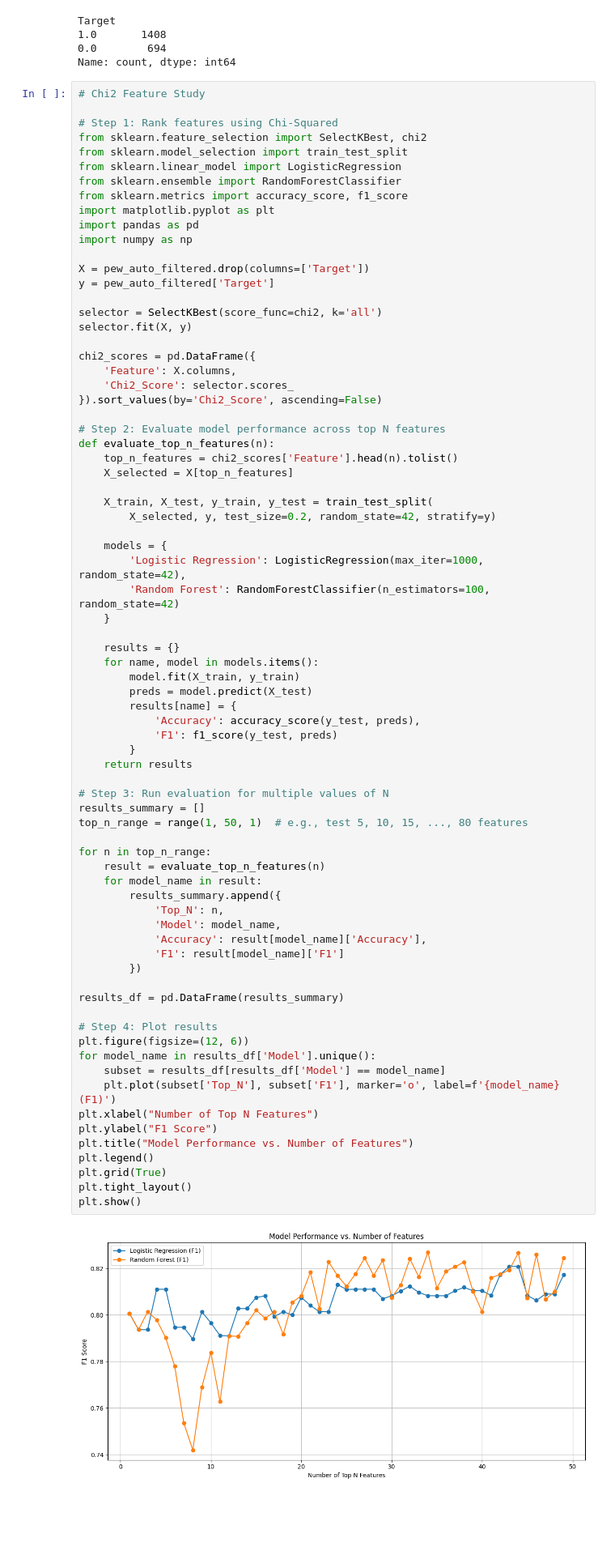
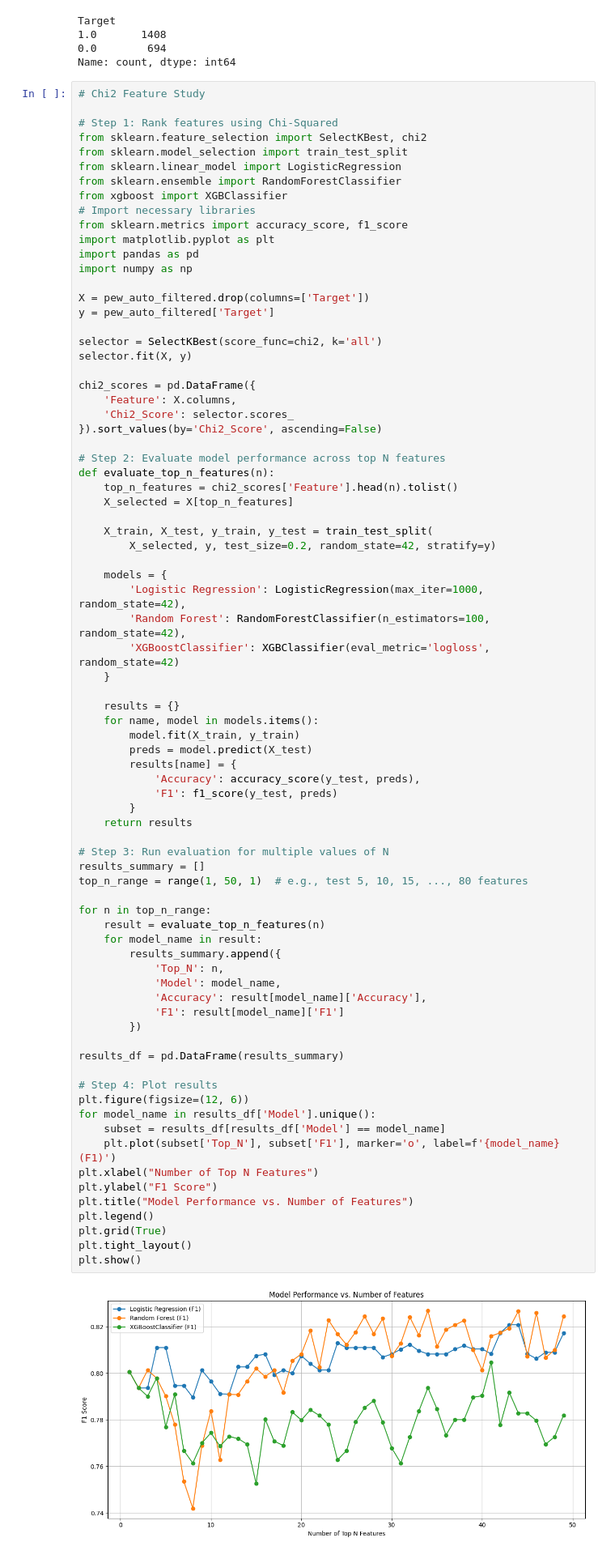
Before and after one commit to ashcds/automation-worry-indicator, a Jupyter notebook: tech_adopt.ipynb, the cells around one changed output. Shown at 81% size. Saved outputs shown, nothing was run; the diff lists cells and outputs as text; blank space fills up the shorter version.

```diff
--- a/tech_adopt.ipynb
+++ b/tech_adopt.ipynb
@@ -285,6 +285,8 @@ from sklearn.feature_selection import SelectKBest, chi2
 from sklearn.model_selection import train_test_split
 from sklearn.linear_model import LogisticRegression
 from sklearn.ensemble import RandomForestClassifier
+from xgboost import XGBClassifier
+# Import necessary libraries
 from sklearn.metrics import accuracy_score, f1_score
 import matplotlib.pyplot as plt
 import pandas as pd
@@ -311,7 +313,8 @@ def evaluate_top_n_features(n):
 
     models = {
         'Logistic Regression': LogisticRegression(max_iter=1000, random_state=42),
-        'Random Forest': RandomForestClassifier(n_estimators=100, random_state=42)
+        'Random Forest': RandomForestClassifier(n_estimators=100, random_state=42),
+        'XGBoostClassifier': XGBClassifier(eval_metric='logloss', random_state=42)
     }
 
     results = {}
@@ -326,31 +329,31 @@ def evaluate_top_n_features(n):
 
 # Step 3: Run evaluation for multiple values of N
 results_summary = []
 top_n_range = range(1, 50, 1)  # e.g., test 5, 10, 15, ..., 80 features
 
 for n in top_n_range:
     result = evaluate_top_n_features(n)
     for model_name in result:
         results_summary.append({
             'Top_N': n,
             'Model': model_name,
             'Accuracy': result[model_name]['Accuracy'],
             'F1': result[model_name]['F1']
         })
 
 results_df = pd.DataFrame(results_summary)
 
 # Step 4: Plot results
 plt.figure(figsize=(12, 6))
 for model_name in results_df['Model'].unique():
     subset = results_df[results_df['Model'] == model_name]
     plt.plot(subset['Top_N'], subset['F1'], marker='o', label=f'{model_name} (F1)')
 plt.xlabel("Number of Top N Features")
 plt.ylabel("F1 Score")
 plt.title("Model Performance vs. Number of Features")
 plt.legend()
 plt.grid(True)
 plt.tight_layout()
 plt.show()
 # %% [output]
-[figure, old version]
+[figure, new version]
```
Also changed, not shown: parts of 3 cells of this notebook.
